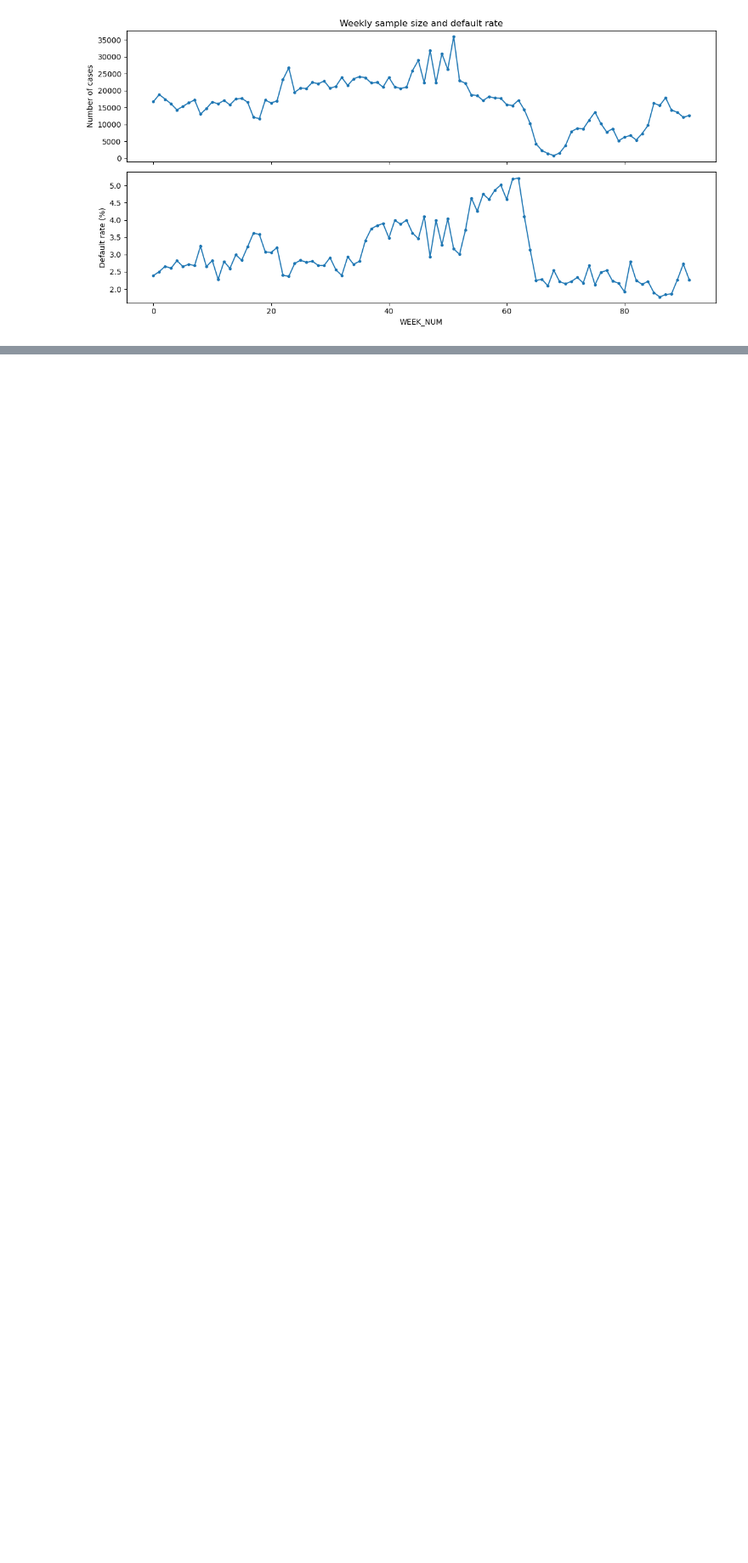
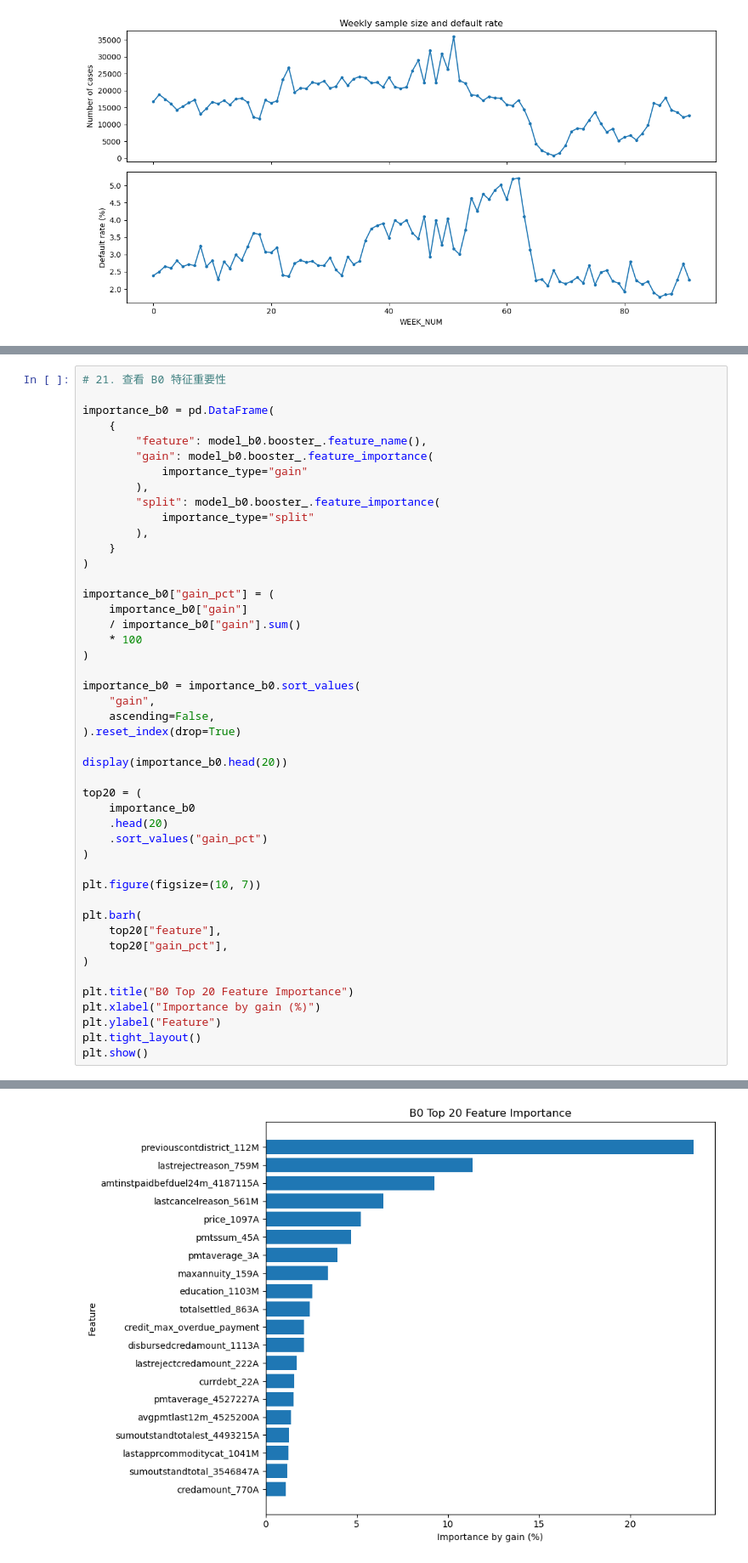
Before and after one commit to tpdnp123/Regional-Politics-and-Market-Evolution, a Jupyter notebook: HCRMS.ipynb, the cells around one changed output, grey strips where cells are left out. Shown at 85% size. Saved outputs shown, nothing was run; the diff lists cells and outputs as text; blank space fills up the shorter version.

```diff
--- a/HCRMS.ipynb
+++ b/HCRMS.ipynb
@@ -118,0 +727,47 @@ plt.show()
+# %%
+# 21. 查看 B0 特征重要性
+
+importance_b0 = pd.DataFrame(
+    {
+        "feature": model_b0.booster_.feature_name(),
+        "gain": model_b0.booster_.feature_importance(
+            importance_type="gain"
+        ),
+        "split": model_b0.booster_.feature_importance(
+            importance_type="split"
+        ),
+    }
+)
+
+importance_b0["gain_pct"] = (
+    importance_b0["gain"]
+    / importance_b0["gain"].sum()
+    * 100
+)
+
+importance_b0 = importance_b0.sort_values(
+    "gain",
+    ascending=False,
+).reset_index(drop=True)
+
+display(importance_b0.head(20))
+
+top20 = (
+    importance_b0
+    .head(20)
+    .sort_values("gain_pct")
+)
+
+plt.figure(figsize=(10, 7))
+
+plt.barh(
+    top20["feature"],
+    top20["gain_pct"],
+)
+
+plt.title("B0 Top 20 Feature Importance")
+plt.xlabel("Importance by gain (%)")
+plt.ylabel("Feature")
+plt.tight_layout()
+plt.show()
+# %% [output]
@@ -118,0 +791 @@ plt.show()
+[figure, added]
```
Also changed, not shown: parts of 25 cells of this notebook, 2 other files.
